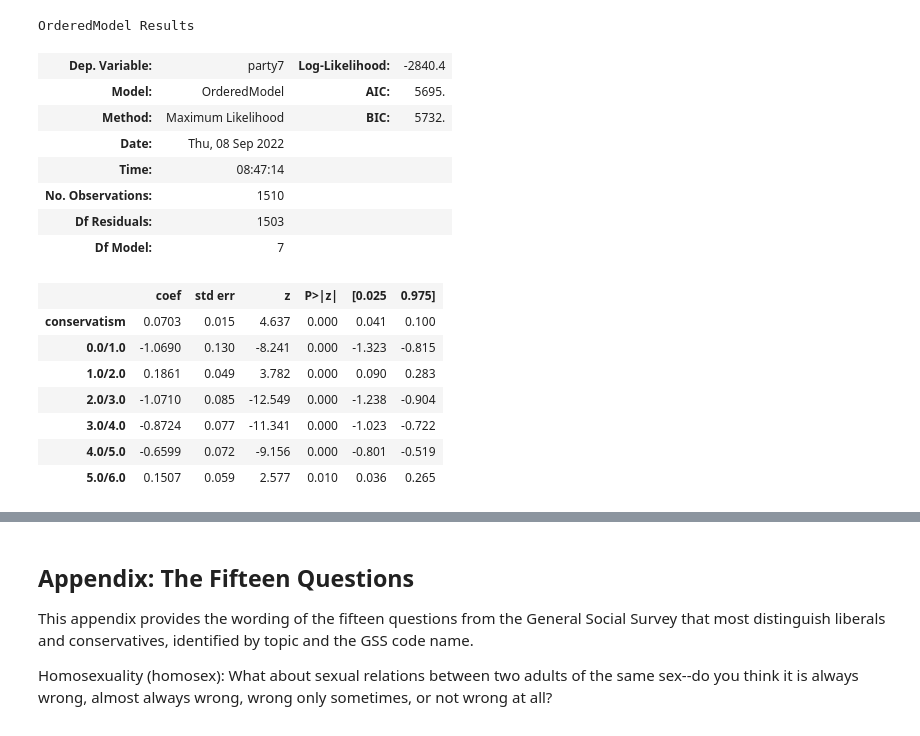
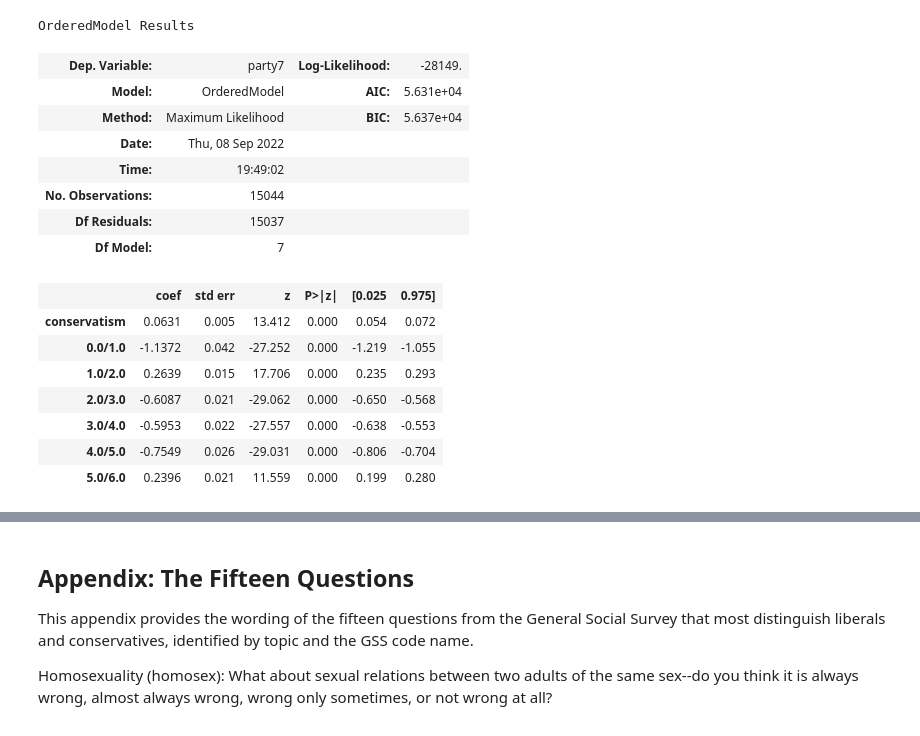
Before and after one commit to AllenDowney/PoliticalAlignmentCaseStudy, a Jupyter notebook: 05_alignment.ipynb, the cells around one changed output, grey strips where cells are left out. Drawn from its saved outputs; the diff is of its cells as text; code cells hidden in the pictures.

```diff
--- a/05_alignment.ipynb
+++ b/05_alignment.ipynb
@@ -959,28 +960,28 @@ def predict_ordinal(result, group, x="conservatism"):
 # %%
-subset = gss.query("year == 1985").copy()
+subset = gss.query("1973 <= year < 1985").copy()
 # %% [output]
 [interactive output not drawn]
 # %%
-res_log = fit_ordinal(subset)
-res_log.summary()
+result_fixed = fit_ordinal(subset)
+result_fixed.summary()
 # %% [output]
 OrderedModel Results
-| Dep. Variable: | party7 | Log-Likelihood: | -2840.4 |
-| Model: | OrderedModel | AIC: | 5695. |
-| Method: | Maximum Likelihood | BIC: | 5732. |
+| Dep. Variable: | party7 | Log-Likelihood: | -28149. |
+| Model: | OrderedModel | AIC: | 5.631e+04 |
+| Method: | Maximum Likelihood | BIC: | 5.637e+04 |
 | Date: | Thu, 08 Sep 2022 |  |  |
-| Time: | 08:47:14 |  |  |
-| No. Observations: | 1510 |  |  |
-| Df Residuals: | 1503 |  |  |
+| Time: | 19:49:02 |  |  |
+| No. Observations: | 15044 |  |  |
+| Df Residuals: | 15037 |  |  |
 | Df Model: | 7 |  |  |
 |  | coef | std err | z | P>|z| | [0.025 | 0.975] |
-| conservatism | 0.0703 | 0.015 | 4.637 | 0.000 | 0.041 | 0.100 |
-| 0.0/1.0 | -1.0690 | 0.130 | -8.241 | 0.000 | -1.323 | -0.815 |
-| 1.0/2.0 | 0.1861 | 0.049 | 3.782 | 0.000 | 0.090 | 0.283 |
-| 2.0/3.0 | -1.0710 | 0.085 | -12.549 | 0.000 | -1.238 | -0.904 |
-| 3.0/4.0 | -0.8724 | 0.077 | -11.341 | 0.000 | -1.023 | -0.722 |
-| 4.0/5.0 | -0.6599 | 0.072 | -9.156 | 0.000 | -0.801 | -0.519 |
-| 5.0/6.0 | 0.1507 | 0.059 | 2.577 | 0.010 | 0.036 | 0.265 |
+| conservatism | 0.0631 | 0.005 | 13.412 | 0.000 | 0.054 | 0.072 |
+| 0.0/1.0 | -1.1372 | 0.042 | -27.252 | 0.000 | -1.219 | -1.055 |
+| 1.0/2.0 | 0.2639 | 0.015 | 17.706 | 0.000 | 0.235 | 0.293 |
+| 2.0/3.0 | -0.6087 | 0.021 | -29.062 | 0.000 | -0.650 | -0.568 |
+| 3.0/4.0 | -0.5953 | 0.022 | -27.557 | 0.000 | -0.638 | -0.553 |
+| 4.0/5.0 | -0.7549 | 0.026 | -29.031 | 0.000 | -0.806 | -0.704 |
+| 5.0/6.0 | 0.2396 | 0.021 | 11.559 | 0.000 | 0.199 | 0.280 |
 [interactive output not drawn]
 # %%
 subset["party_pred"] = np.nan
```
Also changed, not shown: parts of 26 cells of this notebook.
